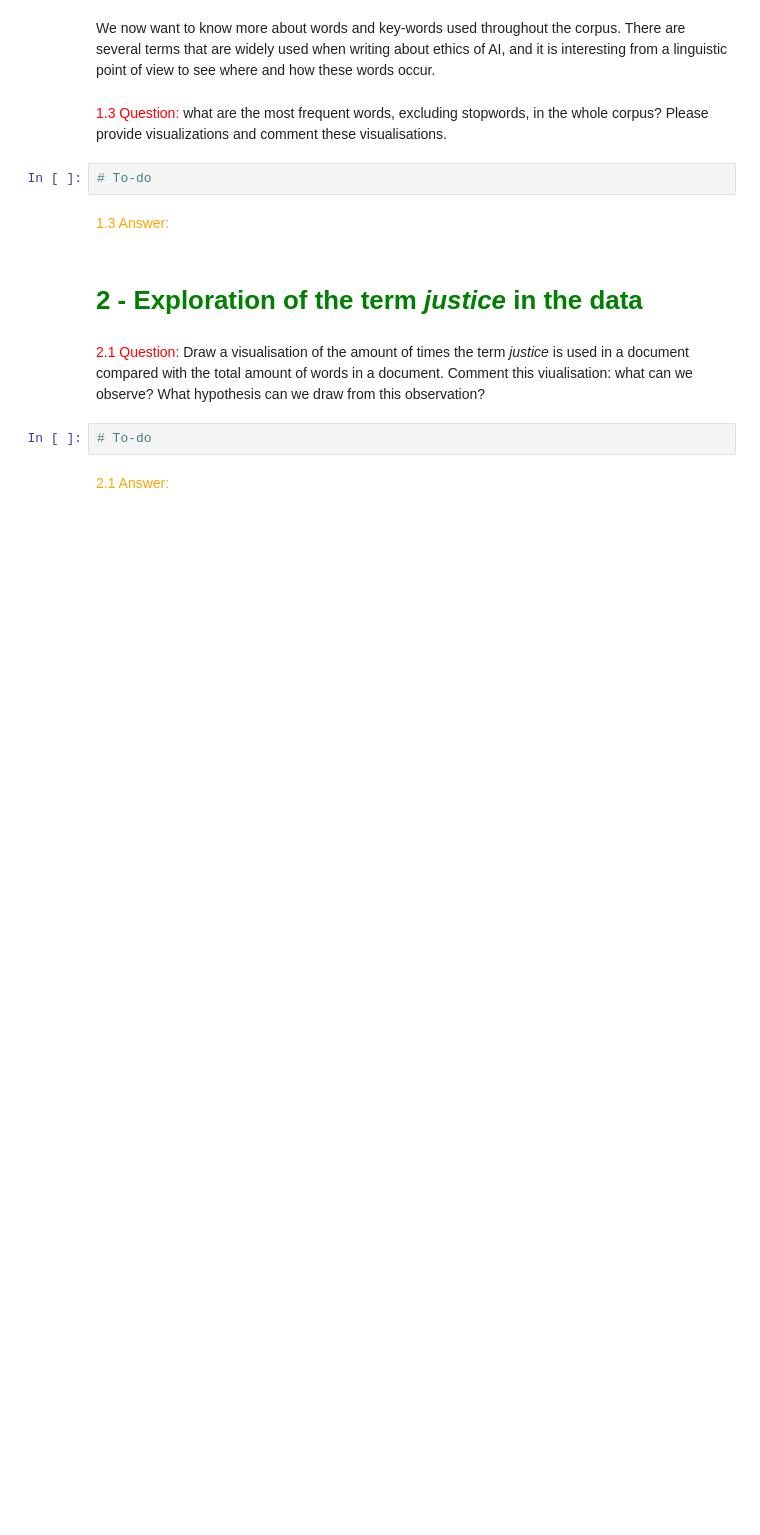
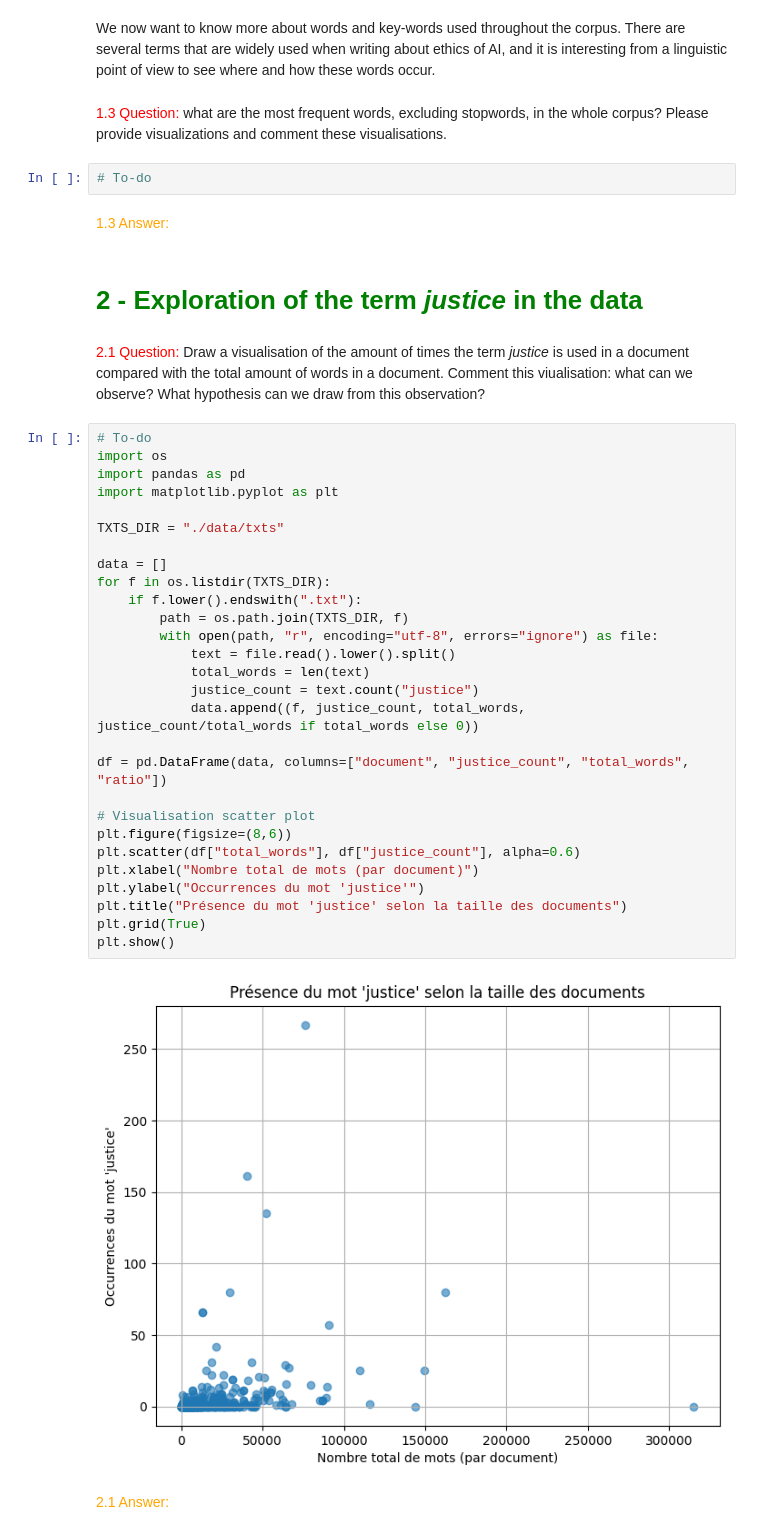
Before and after one commit to Durantoine/chai-justice, a Jupyter notebook: chai-justice.ipynb, the cells around one changed output. Drawn from its saved outputs; the diff is of its cells as text; blank space fills up the shorter version.

```diff
--- a/chai-justice.ipynb
+++ b/chai-justice.ipynb
@@ -95,5 +124,33 @@ We now want to know more about words and key-words used throughout the corpus. T
 <font color="red">2.1 Question:</font> Draw a visualisation of the amount of times the term _justice_ is used in a document compared with the total amount of words in a document. Comment this viualisation: what can we observe? What hypothesis can we draw from this observation?
 # %%
 # To-do
+import os
+import pandas as pd
+import matplotlib.pyplot as plt
+
+TXTS_DIR = "./data/txts"
+
+data = []
+for f in os.listdir(TXTS_DIR):
+    if f.lower().endswith(".txt"):
+        path = os.path.join(TXTS_DIR, f)
+        with open(path, "r", encoding="utf-8", errors="ignore") as file:
+            text = file.read().lower().split()
+            total_words = len(text)
+            justice_count = text.count("justice")
+            data.append((f, justice_count, total_words, justice_count/total_words if total_words else 0))
+
+df = pd.DataFrame(data, columns=["document", "justice_count", "total_words", "ratio"])
+
+# Visualisation scatter plot
+plt.figure(figsize=(8,6))
+plt.scatter(df["total_words"], df["justice_count"], alpha=0.6)
+plt.xlabel("Nombre total de mots (par document)")
+plt.ylabel("Occurrences du mot 'justice'")
+plt.title("Présence du mot 'justice' selon la taille des documents")
+plt.grid(True)
+plt.show()
+# %% [output]
+[figure, added]
 # %% [markdown]
 <font color="orange">2.1 Answer:</font>
```
Also changed, not shown: parts of 6 cells of this notebook.
